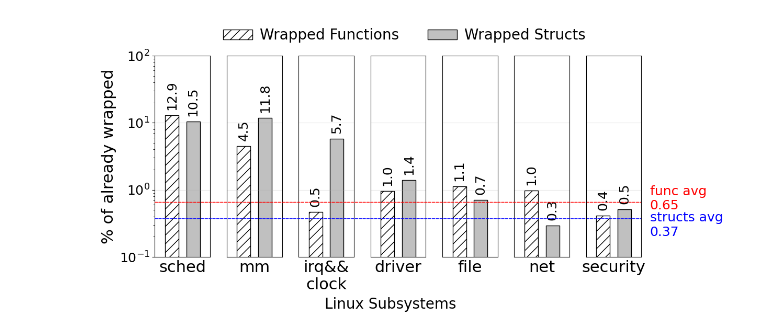
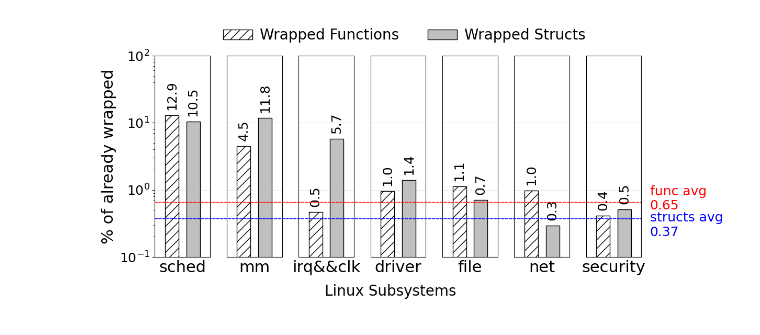
Before and after one commit to Richardhongyu/rfl_empirical_tools, a Jupyter notebook: figures_ppt/figure3.ipynb, the cells around one changed output. Cells and saved outputs as stored; diff of their text form; code cells hidden in the pictures.

Commit message:
update figure5_copy

```diff
--- a/figures_ppt/figure3.ipynb
+++ b/figures_ppt/figure3.ipynb
@@ -25,7 +25,7 @@ def plot(type):
 
     # 创建标签
     ylabel = "% of already wrapped"
-    xlabels = ['sched', 'mm', 'irq&&\nclock', 'driver', 'file', 'net', 'security']
+    xlabels = ['sched', 'mm', 'irq&&clk', 'driver', 'file', 'net', 'security']
     x = [0.1, 0.1+bar_width*2.5]
 
     # 创建数据
@@ -62,32 +62,32 @@ def plot(type):
 
         # 设置y轴为对数比例尺
         ax.set_yscale('log')
         # 设置y轴刻度
         ax.set_yticks([100, 10, 1, 0.1])
         if i != 0:
             ax.tick_params(axis='y',left=False, which='both', labelleft=False)
 
         ax.grid(axis='y', alpha=0.3)
         ax.tick_params(labelsize=18)
 
     # 设置图例
     bars = axs[0].containers[0].get_children()
     labels = ['Wrapped Functions', 'Wrapped Structs']
     axs[0].legend(bars, labels, ncol=2, loc="lower left", bbox_to_anchor=(1, 1), frameon=False, fontsize=20, columnspacing=2, handletextpad=0.5)
 
     func = ConnectionPatch(xyA=(min(x)-bar_width*2,0.65266), xyB=(max(x)+bar_width*2,0.65266), coordsA="data", coordsB="data", axesA=axs[0], axesB=axs[6], color="red", linestyle='--')
     axs[6].add_artist(func)
     struct = ConnectionPatch(xyA=(min(x)-bar_width*2,0.37161), xyB=(max(x)+bar_width*2,0.37161), coordsA="data", coordsB="data", axesA=axs[0], axesB=axs[6], color="blue", linestyle='--')
     axs[6].add_artist(struct)
     plt.text(max(x)+bar_width*2+0.05, 0.74, 'func avg\n0.65', fontsize=18, color='red', va='center', ha='left')
     plt.text(max(x)+bar_width*2+0.05, 0.3, 'structs avg\n0.37', fontsize=18, color='blue', va='center', ha='left')
 
     plt.subplots_adjust(wspace=0.3)
     # plt.show()
-    fig.supxlabel('Linux Subsystems', size=20, y=-0.1)
+    fig.supxlabel('Linux Subsystems', size=20, y=-.05)
     plt.savefig('./figure3.pdf', bbox_inches="tight")
 
 if __name__ == '__main__':
     plot(1)
 # %% [output]
-[figure, old version]
+[figure, new version]
```
Also changed, not shown: 5 other files.
